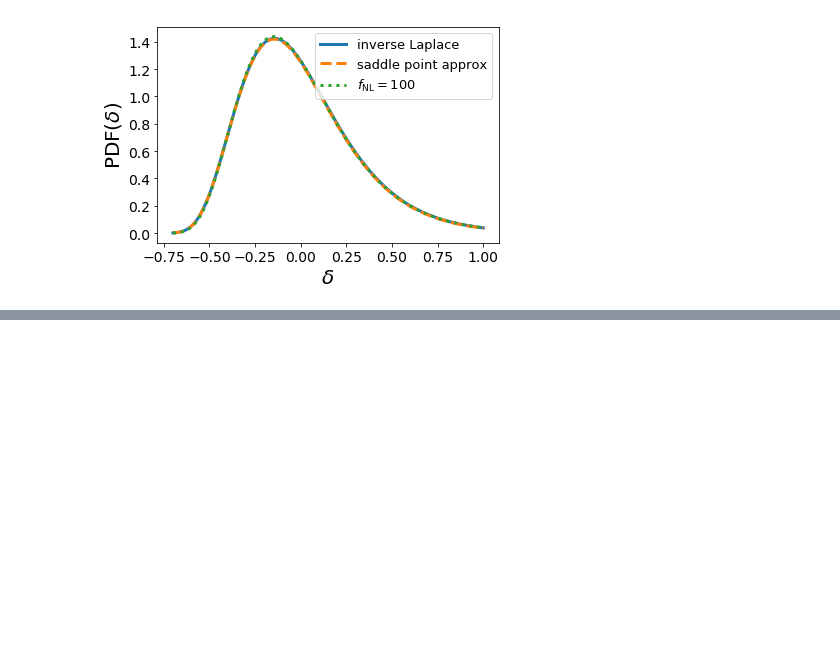
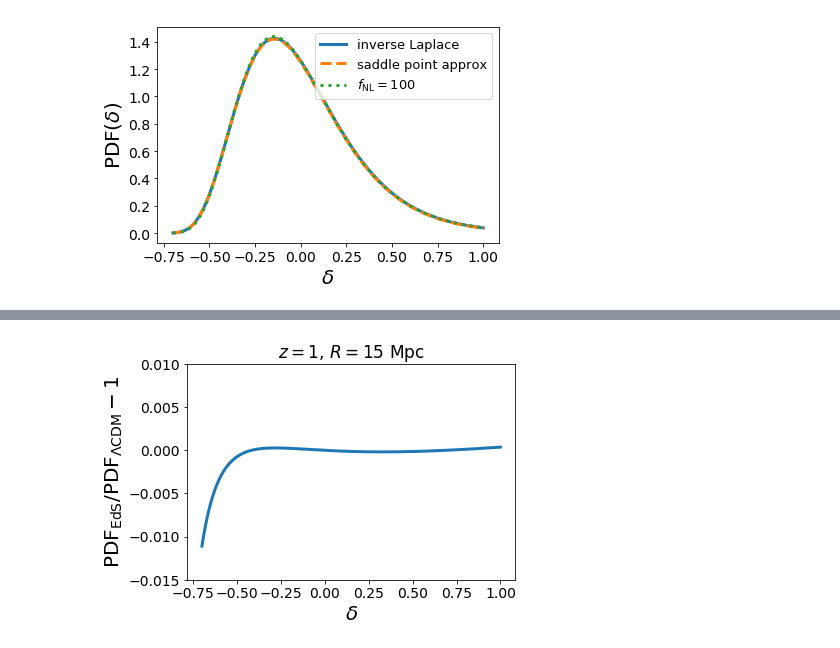
Before and after one commit to OliverFHD/CosMomentum, a Jupyter notebook: compute_PDF_and_CGF.ipynb, the cells around one changed output, grey strips where cells are left out. Drawn from its saved outputs; the diff is of its cells as text; code cells hidden in the pictures; blank space fills up the shorter version.

```diff
--- a/compute_PDF_and_CGF.ipynb
+++ b/compute_PDF_and_CGF.ipynb
@@ -116,8 +116,29 @@ def PDF_from_saddlepoint(z, R, f_NL, var_NL_rescale, index_of_universe):
     indeces = np.where(phi_prime_prime_interp>0.0)[0]
     PDF_values[indeces]       = np.exp(-l_interp[indeces]*delta_values[indeces]+phi_interp[indeces])/np.sqrt(2.0*np.pi*phi_prime_prime_interp[indeces])
     return delta_values, PDF_values
+# %%
+
+return_PDF_EdS = lib.return_PDF_EdS
+# return_PDF_EdS          (                   double* delta_values,                                      double* PDF,  int n_delta, double delta_min, double delta_max,        double z, double R_in_comoving_Mpc,     double f_NL, double var_NL_rescale, int index_of_universe)
+return_PDF_EdS.argtypes = [ctypes.POINTER(ctypes.c_double*N_delta),          ctypes.POINTER(ctypes.c_double*N_delta), ctypes.c_int,  ctypes.c_double,  ctypes.c_double, ctypes.c_double,          ctypes.c_double, ctypes.c_double,       ctypes.c_double,          ctypes.c_int]
+
+
+## This function returns the probability distribution function (PDF) of the 3D matter density field
+## when employing the EdS approximation for spherical collapse
+# - at redshift z
+# - top-hat smoothing radius R [Mpc/h]
+# - with primordial bispectrum amplitute f_NL
+# - non-linear variance being var_NL_rescale*halofit (Takahashi et al. 2012, Smith et al. 2003)
+# - for universe index_of_universe (= 0 if you have only created one universe
+def PDF_from_inv_Laplace_transform_EdS(z, R, f_NL, var_NL_rescale, index_of_universe):
+    delta_values     = (ctypes.c_double*N_delta)()
+    PDF_values       = (ctypes.c_double*N_delta)()
+    return_PDF_EdS(ctypes.byref(delta_values), ctypes.byref(PDF_values),N_delta, delta_min, delta_max , z, R, f_NL, var_NL_rescale, index_of_universe)
+    return np.array(delta_values), np.array(PDF_values)
 # %%
 delta_values, PDF_values = PDF_from_inv_Laplace_transform(1.0, 15.0, 0.0, 1.0, 0)
+# %%
+delta_values, PDF_values_EdS = PDF_from_inv_Laplace_transform_EdS(1.0, 15.0, 0.0, 1.0, 0)
 # %%
 delta_values, PDF_values_PNG = PDF_from_inv_Laplace_transform(1.0, 15.0, 100.0, 1.0, 0)
 # %%
@@ -296,0 +320,15 @@ plt.subplots_adjust(left=0.19, bottom=0.12, right=0.95, top=0.87)
+# %%
+plt.plot(delta_values, PDF_values_EdS/PDF_values-1.0, linewidth=3, linestyle='solid')
+
+plt.ylim(-0.015, 0.01)
+
+plt.xticks(fontsize=14)
+plt.yticks(fontsize=14)
+
+plt.xlabel(r'$\delta$', size = 20)
+plt.ylabel(r'$\mathrm{PDF}_{\mathrm{EdS}}/\mathrm{PDF}_{\Lambda\mathrm{CDM}}-1$', size = 20)
+plt.title('$z=1$, $R=15$ Mpc', size = 17)
+plt.subplots_adjust(left  = 0.21, right = 0.97, bottom=0.17, top=0.92)
+plt.savefig("EdS-LCDM_PDF_comparison_z1.pdf")
+# %% [output]
+[figure, added]
```
Also changed, not shown: parts of 8 cells of this notebook, 7 other files.
